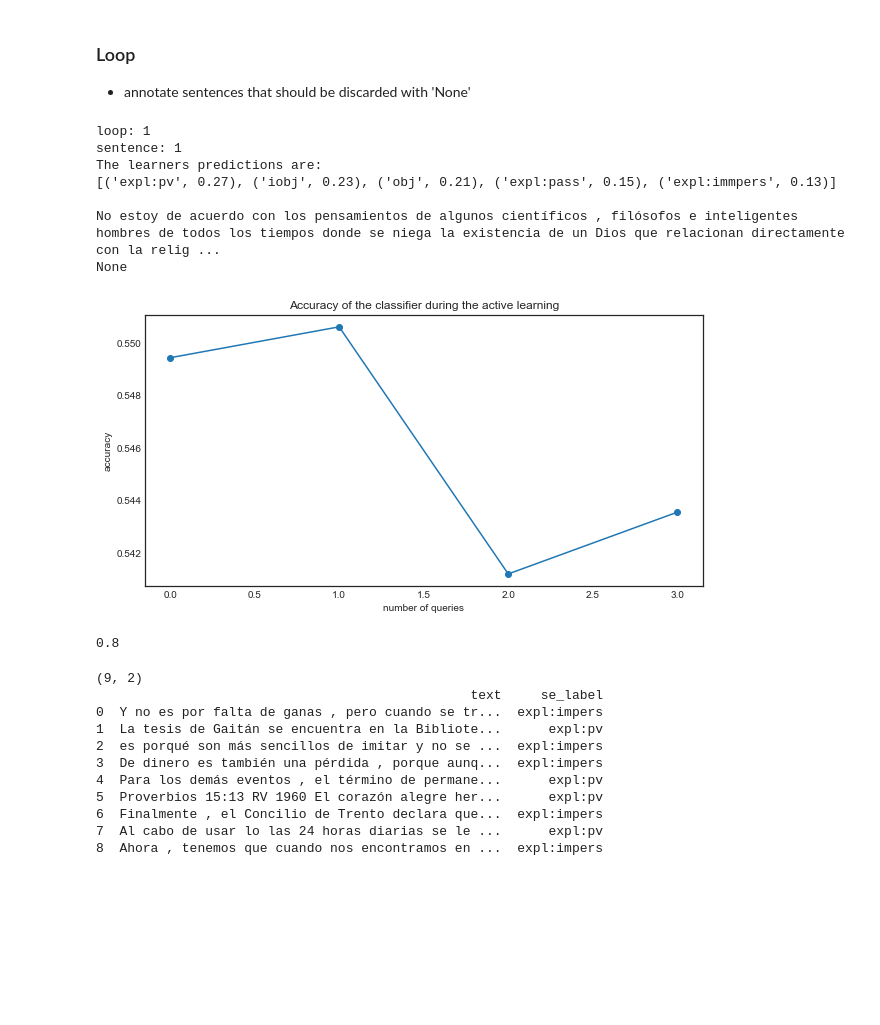
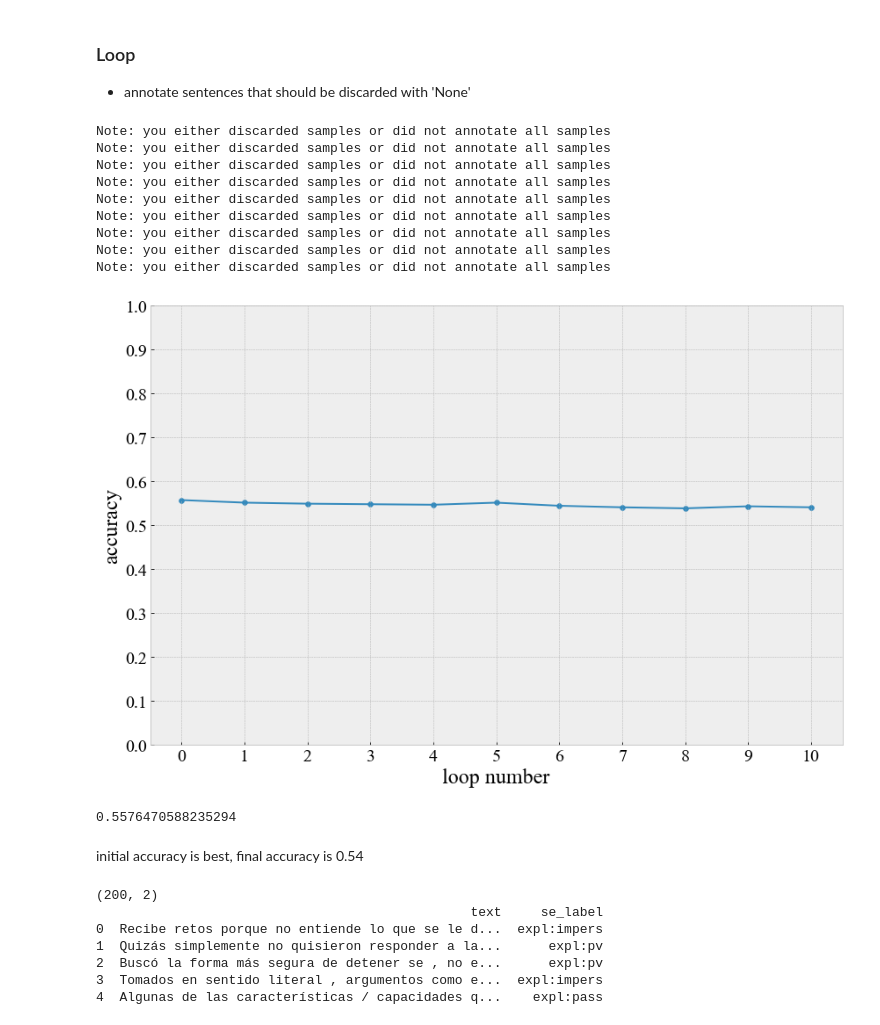
Before and after one commit to maxhof905/se_constructions, a Jupyter notebook: task/es_sklearn_active_learning.ipynb, the cells around one changed output. Saved outputs shown, nothing was run; the diff lists cells and outputs as text; code cells hidden in the pictures; blank space fills up the shorter version.

Commit message:
update sklearn

```diff
--- a/task/es_sklearn_active_learning.ipynb
+++ b/task/es_sklearn_active_learning.ipynb
@@ -62,7 +66,7 @@ def get_learners_preds(prediction_proba):
     prediction_proba = np.round(prediction_proba, 2)
     prediction_list = list()
     for i in range(len(prediction_proba)):
-        predictions = {'expl:immpers': prediction_proba[i][0], 'expl:pass': prediction_proba[i][1],
+        predictions = {'expl:impers': prediction_proba[i][0], 'expl:pass': prediction_proba[i][1],
                       'expl:pv': prediction_proba[i][2], 'iobj': prediction_proba[i][3], 'obj': prediction_proba[i][4]}
         prediction_list.append(predictions)
     return prediction_list
@@ -70,10 +74,10 @@ def get_learners_preds(prediction_proba):
 ## 3) load and preprocess data
 - pool: unlabeled data (Corpus del Español)
 # %%
-train_path = '/Users/Maxine/Desktop/se_corpus/ud/es_data/es_ancora-ud-train.txt'
-test_path = '/Users/Maxine/Desktop/se_corpus/ud/es_data/es_ancora-ud-test.txt'
-dev_path = '/Users/Maxine/Desktop/se_corpus/ud/es_data/es_ancora-ud-dev.txt'
-pool_path = '/Users/Maxine/Desktop/se_corpus/CORPUSDATA_ORG/sp_text_se_corpus.txt'
+train_path = '../ud/es_data/es_ancora-ud-train.txt'
+test_path = '../ud/es_data/es_ancora-ud-test.txt'
+dev_path = '../ud/es_data/es_ancora-ud-dev.txt'
+pool_path = '../CORPUSDATA_ORG/sp_text_se_corpus.txt'
 
 train = pd.read_csv(train_path, sep='\t', names=['text', 'tokenized_text', 'se_label'])
 train.drop(columns=['text'], inplace = True)
@@ -166,7 +174,7 @@ Name: f1_score_weighted, dtype: float64
 
 targets = label_encoder.classes_
 
-clf = LogisticRegression(max_iter=1000)
+clf = LogisticRegression(max_iter=1000, class_weight='balanced')
 clf.fit(X_balanced_train, y_balanced_train)
 
 y_pred_test = clf.predict(X_test)
@@ -187,7 +195,7 @@ weighted avg       0.52      0.55      0.53       850
 ## 5) Active Learner
 # %%
 # Initialize the ActiveLearner with the fitted classifier
-learner = ActiveLearner(estimator=LogisticRegression(max_iter=10000),
+learner = ActiveLearner(estimator=LogisticRegression(max_iter=1000, class_weight='balanced'),
                         query_strategy=uncertainty_sampling,
                         X_training=X_balanced_train,
                         y_training=y_balanced_train
@@ -246,33 +254,38 @@ for i in range(number_of_loops):
     # delete queried samples from pool
     X_pool = np.delete(X_pool, query_idx, axis=0)
 # %% [output]
-loop: 1
-sentence: 1
-The learners predictions are:
-[('expl:pv', 0.27), ('iobj', 0.23), ('obj', 0.21), ('expl:pass', 0.15), ('expl:immpers', 0.13)]
-
-No estoy de acuerdo con los pensamientos de algunos científicos , filósofos e inteligentes hombres de todos los tiempos donde se niega la existencia de un Dios que relacionan directamente con la relig ...
-None
+Note: you either discarded samples or did not annotate all samples
+Note: you either discarded samples or did not annotate all samples
+Note: you either discarded samples or did not annotate all samples
+Note: you either discarded samples or did not annotate all samples
+Note: you either discarded samples or did not annotate all samples
+Note: you either discarded samples or did not annotate all samples
+Note: you either discarded samples or did not annotate all samples
+Note: you either discarded samples or did not annotate all samples
+Note: you either discarded samples or did not annotate all samples
 # %%
 # plot learning curve
 with plt.style.context('bmh'):
+    csfont = {'fontname':'Times New Roman'}
     plt.figure(figsize=(12, 8))
-    plt.title('Active learning loop')
     plt.plot(range(number_of_loops+1), accuracies)
     plt.scatter(range(number_of_loops+1), accuracies)
-    plt.yticks(np.arange(0, 1.1, 0.1))
-    plt.xticks(np.arange(0, 11, 1))
-    plt.xlabel('loop number')
-    plt.ylabel('accuracy')
+    plt.yticks(np.arange(0, 1.1, 0.1), fontsize=20, **csfont)
+    plt.xticks(np.arange(0, 11, 1), fontsize=20, **csfont)
+    plt.xlabel('loop number',fontsize=24, **csfont)
+    plt.ylabel('accuracy',fontsize=24, **csfont)
+    plt.savefig('al_plots/es_sklearn.png')
     plt.tight_layout()
     plt.show()
 # %% [output]
-[figure, old version]
+[figure, new version]
 # %%
 # highest achieved accuracy
 print(max(accuracies))
 # %% [output]
-0.8
+0.5576470588235294
+# %% [markdown]
+initial accuracy is best, final accuracy is 0.54
 # %%
 # create df from annotations
 sent_flattened = get_flattened_list(pool_sent_list)
@@ -283,16 +296,12 @@ labeled_pool = pd.DataFrame(list(zip(sent_flattened, label_flattened)),
 print(labeled_pool.shape)
 print(labeled_pool.head())
 # %% [output]
-(9, 2)
+(200, 2)
                                                 text     se_label
-0  Y no es por falta de ganas , pero cuando se tr...  expl:impers
-1  La tesis de Gaitán se encuentra en la Bibliote...      expl:pv
-2  es porqué son más sencillos de imitar y no se ...  expl:impers
-3  De dinero es también una pérdida , porque aunq...  expl:impers
-4  Para los demás eventos , el término de permane...      expl:pv
-5  Proverbios 15:13 RV 1960 El corazón alegre her...      expl:pv
-6  Finalmente , el Concilio de Trento declara que...  expl:impers
-7  Al cabo de usar lo las 24 horas diarias se le ...      expl:pv
-8  Ahora , tenemos que cuando nos encontramos en ...  expl:impers
+0  Recibe retos porque no entiende lo que se le d...  expl:impers
+1  Quizás simplemente no quisieron responder a la...      expl:pv
+2  Buscó la forma más segura de detener se , no e...      expl:pv
+3  Tomados en sentido literal , argumentos como e...  expl:impers
+4  Algunas de las características / capacidades q...    expl:pass
 # %%
 # save labeled pool
```
Also changed, not shown: parts of 4 cells of this notebook.
